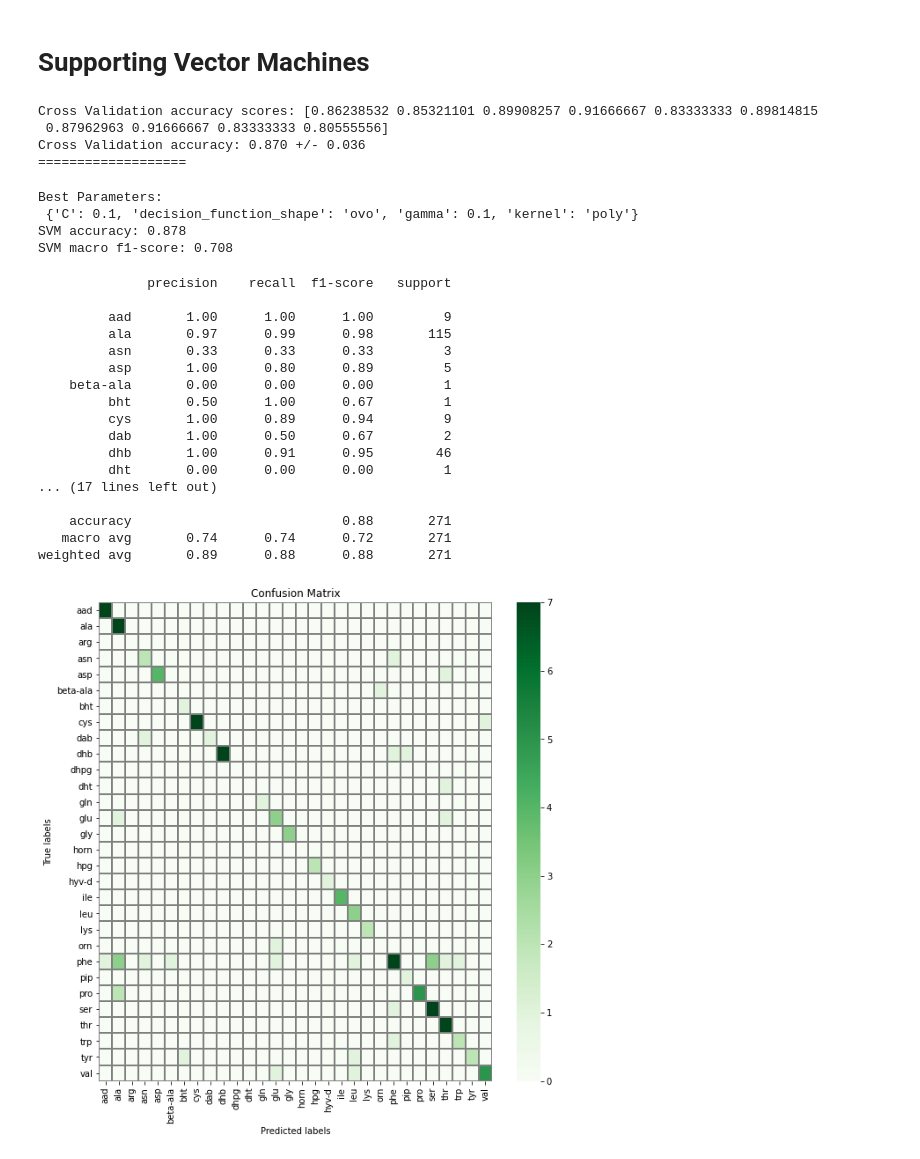
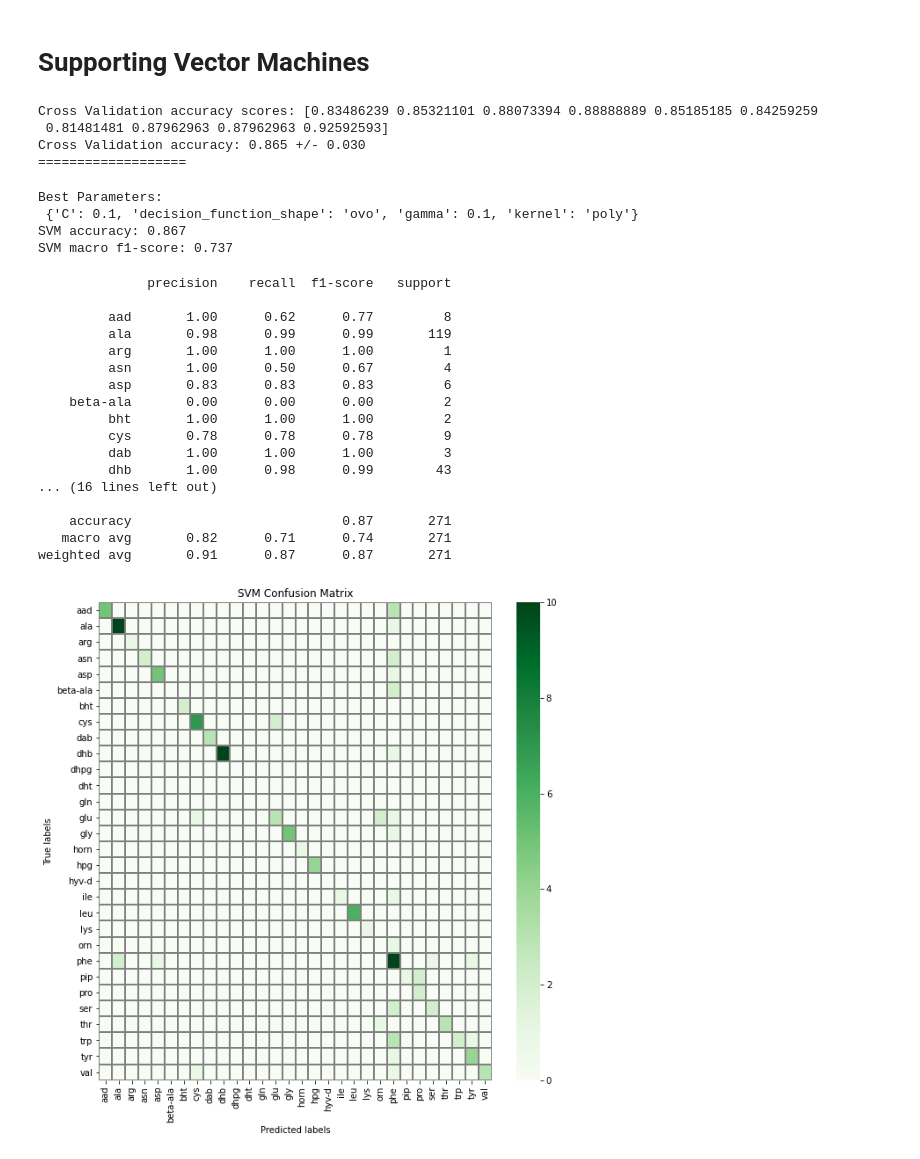
Before and after one commit to prometneus/Nonribosomal-Peptides, a Jupyter notebook: NonRibosomalPeptides_ML_Models.ipynb, the cells around one changed output. Saved outputs shown, nothing was run; the diff lists cells and outputs as text; code cells hidden in the pictures.

```diff
--- a/NonRibosomalPeptides_ML_Models.ipynb
+++ b/NonRibosomalPeptides_ML_Models.ipynb
@@ -603,13 +396,13 @@ weighted avg       0.89      0.88      0.88       271
 # %%
 # Hyperparameters search grid
 rf_param_grid = {'bootstrap': [True],
-         'n_estimators': [51],
-         'max_features': [0.53],
+         'n_estimators': [50],
+         'max_features': [0.52],
          'min_samples_leaf': [3],
          'min_samples_split': [2],
          'class_weight' : ["balanced"],
                  'criterion' : ['entropy'],
-                 'max_depth' : [8],
+                 'max_depth' : [10],
                  'n_jobs' : [20], 'warm_start' : [True]
         }
 
@@ -708,54 +501,54 @@ svm_grid.fit(X_train, y_train)
 print("Best Parameters:\n", svm_grid.best_params_)
 
 # Select best svc
 best_svc = svm_grid.best_estimator_
 
 # Make predictions using the optimised parameters
 svm_pred = best_svc.predict(X_test)
 
 print('SVM accuracy:', round(accuracy_score(y_test, svm_pred), 3))
-print('SVM macro f1-score:', round(f1_score(y_test, rf_pred, average='macro'), 3))
+print('SVM macro f1-score:', round(f1_score(y_test, svm_pred, average='macro'), 3))
 
 print(classification_report(y_test, best_svc.predict(X_test)))
 
 cm_svm = confusion_matrix(y_test, svm_pred, labels=labels)
 
-k = 7
+k = 10
 cm_svm[cm_svm > k] = k
 
 fig, ax = plt.subplots(figsize=(10,10))
-sns.heatmap(cm_log,  ax=ax, fmt='g', cmap='Greens',
+sns.heatmap(cm_svm,  ax=ax, fmt='g', cmap='Greens',
             xticklabels=labels, yticklabels=labels,
             linewidth=1, linecolor='grey')
 
 # labels, title and ticks
 _ = ax.set_xlabel('Predicted labels')
 _ = ax.set_ylabel('True labels')
-_ = ax.set_title('Confusion Matrix')
+_ = ax.set_title('SVM Confusion Matrix')
 # %% [output]
-Cross Validation accuracy scores: [0.86238532 0.85321101 0.89908257 0.91666667 0.83333333 0.89814815
- 0.87962963 0.91666667 0.83333333 0.80555556]
-Cross Validation accuracy: 0.870 +/- 0.036
+Cross Validation accuracy scores: [0.83486239 0.85321101 0.88073394 0.88888889 0.85185185 0.84259259
+ 0.81481481 0.87962963 0.87962963 0.92592593]
+Cross Validation accuracy: 0.865 +/- 0.030
 ===================
 Best Parameters:
  {'C': 0.1, 'decision_function_shape': 'ovo', 'gamma': 0.1, 'kernel': 'poly'}
-SVM accuracy: 0.878
-SVM macro f1-score: 0.708
+SVM accuracy: 0.867
+SVM macro f1-score: 0.737
               precision    recall  f1-score   support
 
-         aad       1.00      1.00      1.00         9
-         ala       0.97      0.99      0.98       115
-         asn       0.33      0.33      0.33         3
-         asp       1.00      0.80      0.89         5
-    beta-ala       0.00      0.00      0.00         1
-         bht       0.50      1.00      0.67         1
-         cys       1.00      0.89      0.94         9
-         dab       1.00      0.50      0.67         2
-         dhb       1.00      0.91      0.95        46
-         dht       0.00      0.00      0.00         1
-... (17 lines left out)
+         aad       1.00      0.62      0.77         8
+         ala       0.98      0.99      0.99       119
+         arg       1.00      1.00      1.00         1
+         asn       1.00      0.50      0.67         4
+         asp       0.83      0.83      0.83         6
+    beta-ala       0.00      0.00      0.00         2
+         bht       1.00      1.00      1.00         2
+         cys       0.78      0.78      0.78         9
+         dab       1.00      1.00      1.00         3
+         dhb       1.00      0.98      0.99        43
+... (16 lines left out)
 
-    accuracy                           0.88       271
-   macro avg       0.74      0.74      0.72       271
-weighted avg       0.89      0.88      0.88       271
+    accuracy                           0.87       271
+   macro avg       0.82      0.71      0.74       271
+weighted avg       0.91      0.87      0.87       271
-[figure, old version]
+[figure, new version]
```
Also changed, not shown: parts of 11 cells of this notebook.
